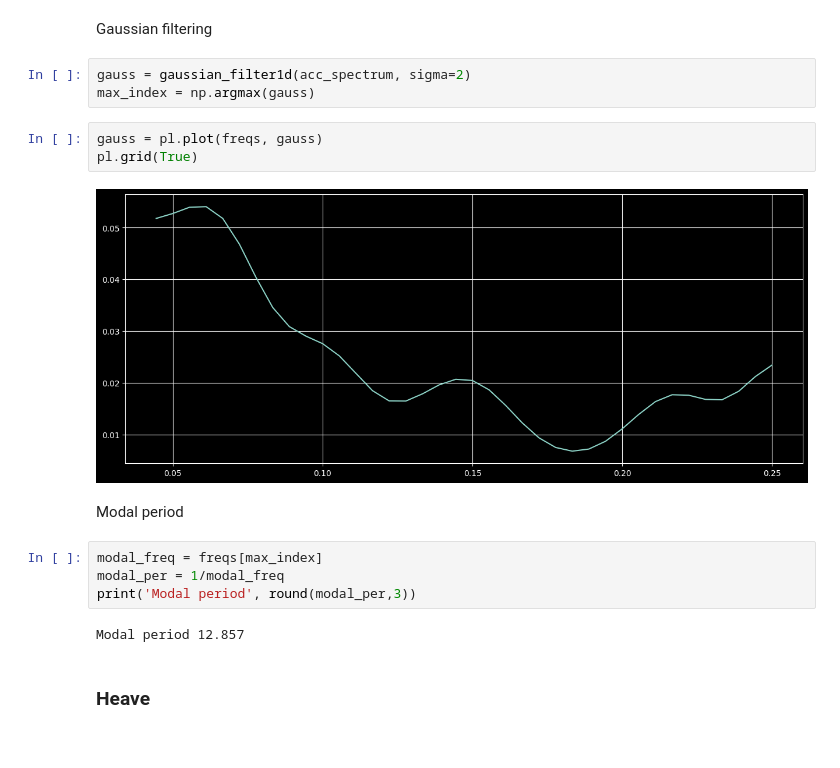
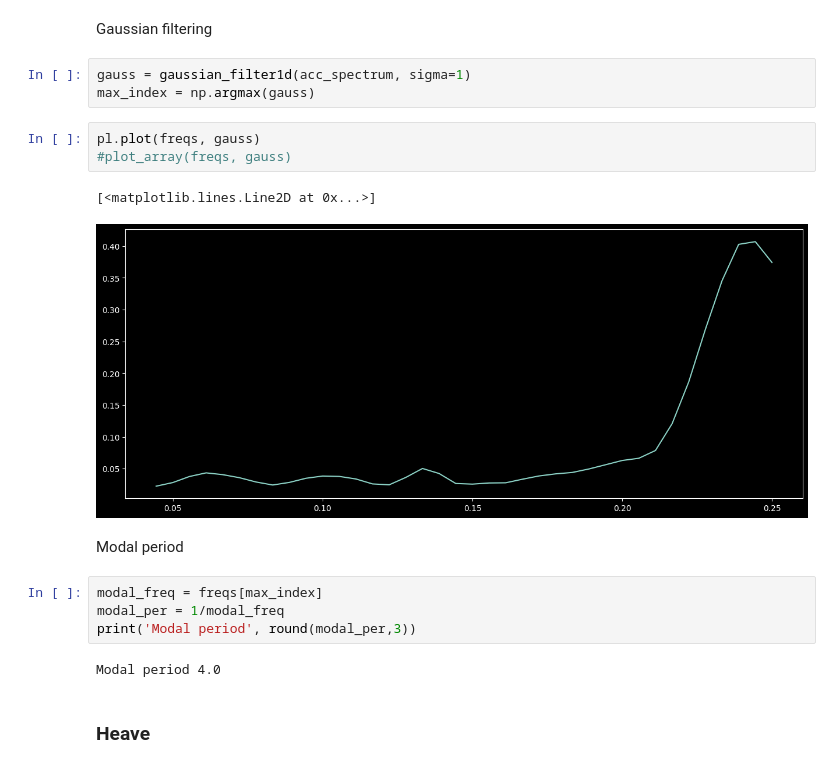
Before and after one commit to mauroc/sqrpi, a Jupyter notebook: dev01.ipynb, the cells around one changed output. Cells and saved outputs as stored; diff of their text form.

```diff
--- a/dev01.ipynb
+++ b/dev01.ipynb
@@ -166,13 +186,14 @@ pl.show()
 # %% [markdown]
 Gaussian filtering
 # %%
-gauss = gaussian_filter1d(acc_spectrum, sigma=2)
+gauss = gaussian_filter1d(acc_spectrum, sigma=1)
 max_index = np.argmax(gauss)
 # %%
-gauss = pl.plot(freqs, gauss)
-pl.grid(True)
+pl.plot(freqs, gauss)
+#plot_array(freqs, gauss)
 # %% [output]
+[<matplotlib.lines.Line2D at 0x...>]
-[figure, old version]
+[figure, new version]
 # %% [markdown]
 Modal period
 # %%
@@ -180,6 +201,6 @@ modal_freq = freqs[max_index]
 modal_per = 1/modal_freq
 print('Modal period', round(modal_per,3))
 # %% [output]
-Modal period 12.857
+Modal period 4.0
 # %% [markdown]
 ### Heave ###
```
Also changed, not shown: parts of 31 cells of this notebook, 2 other files.
